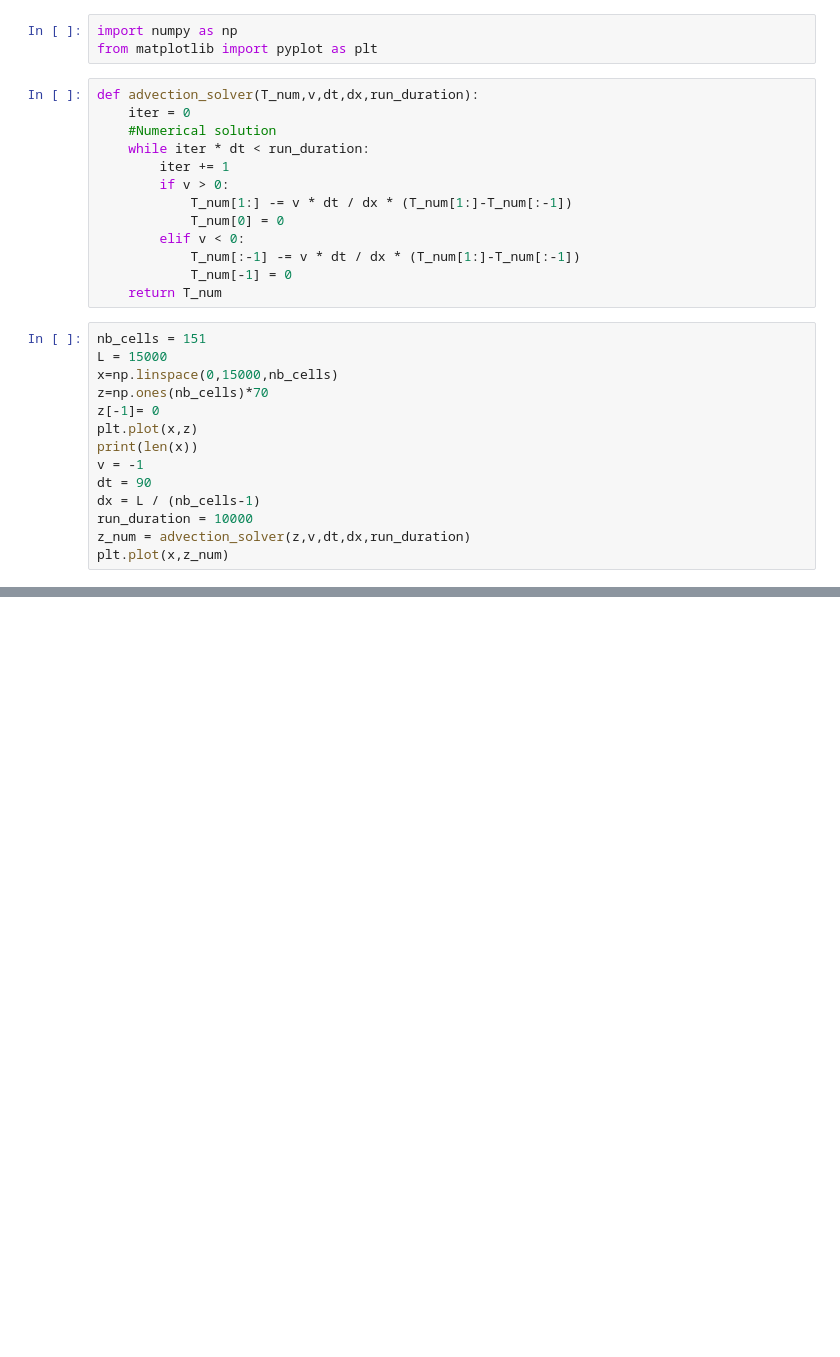
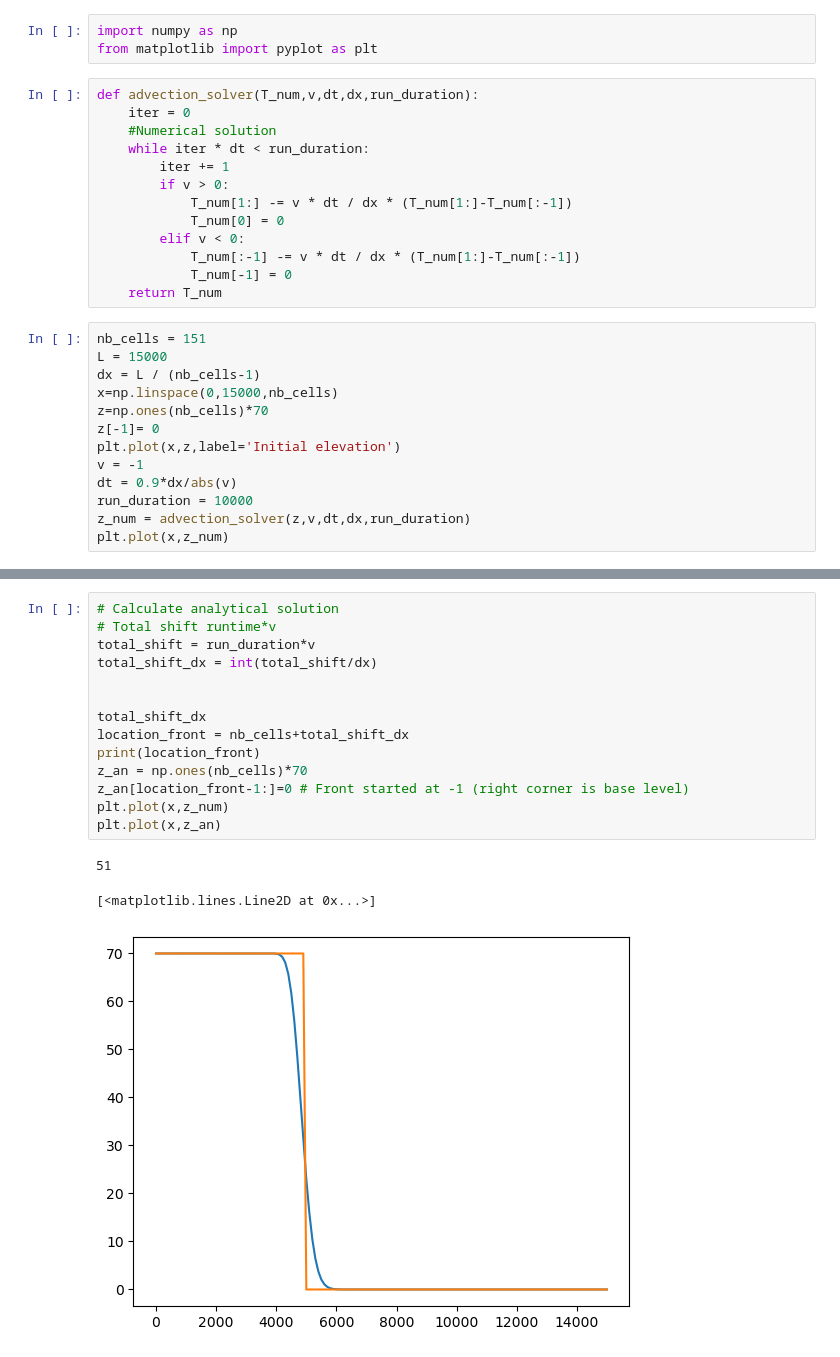
Before and after one commit to BCampforts/evolving_landscapes, a Jupyter notebook: lessons/rivers/fluvial_advection.ipynb, the cells around one changed output, grey strips where cells are left out. Saved outputs shown, nothing was run; the diff lists cells and outputs as text; blank space fills up the shorter version.

```diff
--- a/lessons/rivers/fluvial_advection.ipynb
+++ b/lessons/rivers/fluvial_advection.ipynb
@@ -31,14 +43,13 @@ def advection_solver(T_num,v,dt,dx,run_duration):
 # %%
 nb_cells = 151
 L = 15000
+dx = L / (nb_cells-1)
 x=np.linspace(0,15000,nb_cells)
 z=np.ones(nb_cells)*70
 z[-1]= 0
-plt.plot(x,z)
-print(len(x))
+plt.plot(x,z,label='Initial elevation')
 v = -1
-dt = 90
-dx = L / (nb_cells-1)
+dt = 0.9*dx/abs(v)
 run_duration = 10000
 z_num = advection_solver(z,v,dt,dx,run_duration)
 plt.plot(x,z_num)
@@ -50,0 +67,18 @@ What happens if we incease the timestep to 200 year? Describe what is going on a
+# %%
+# Calculate analytical solution
+# Total shift runtime*v
+total_shift = run_duration*v
+total_shift_dx = int(total_shift/dx)
+
+
+total_shift_dx
+location_front = nb_cells+total_shift_dx
+print(location_front)
+z_an = np.ones(nb_cells)*70
+z_an[location_front-1:]=0 # Front started at -1 (right corner is base level)
+plt.plot(x,z_num)
+plt.plot(x,z_an)
+# %% [output]
+51
+[<matplotlib.lines.Line2D at 0x...>]
+[figure, added]
```
Also changed, not shown: parts of 10 cells of this notebook, 18 other files.
